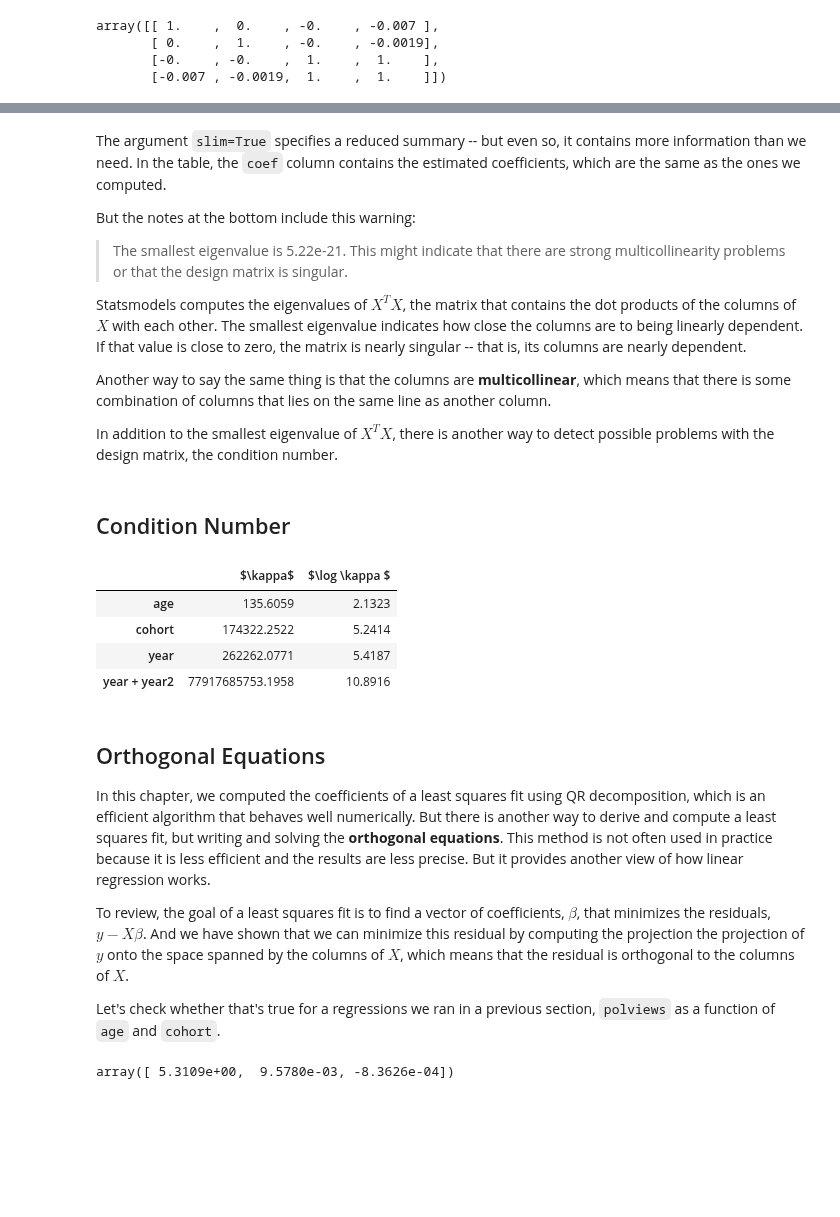
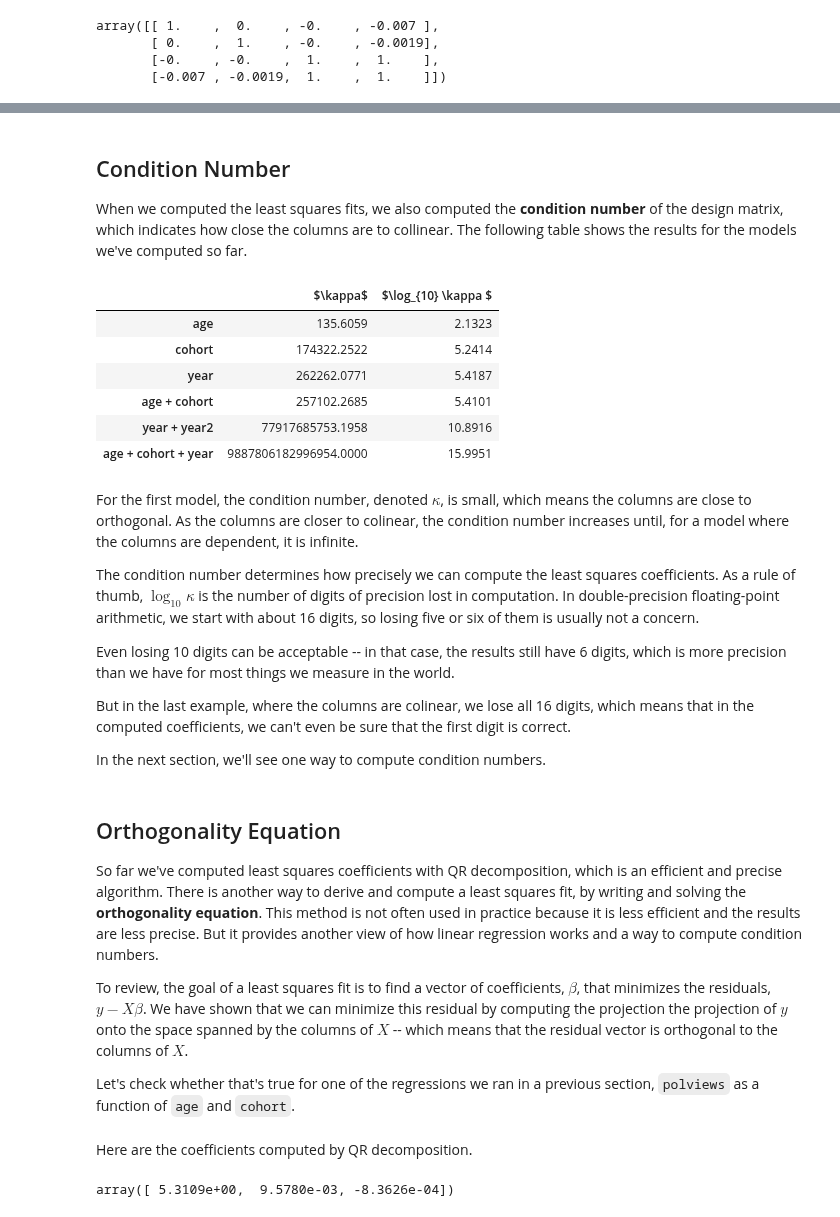
Before and after one commit to AllenDowney/ThinkLinearAlgebra, a Jupyter notebook: soln/regression.ipynb, the cells around one changed output, grey strips where cells are left out. Cells and saved outputs as stored; diff of their text form; code cells hidden in the pictures; blank space fills up the shorter version.

```diff
--- a/soln/regression.ipynb
+++ b/soln/regression.ipynb
@@ -883,8 +880,8 @@ fit_x0 = np.arange(18, 90)
 fit_x1 = np.full_like(fit_x0, 2000)
 fit_X = np.column_stack([fit_x0, fit_x1])
 
-result = fit_model(subset, response, predictors, fit_X)
-result.rank
+result_age_cohort = fit_model(subset, response, predictors, fit_X)
+result_age_cohort.rank
 # %% [output]
 3
 # %% [markdown]
@@ -975,6 +971,6 @@ fit_x1 = np.full_like(fit_x0, 2000)
 fit_x2 = np.full_like(fit_x0, 2018)
 fit_X = np.column_stack([fit_x0, fit_x1, fit_x2])
 
-result = fit_model(subset, response, predictors, fit_X)
+result_colinear = fit_model(subset, response, predictors, fit_X)
 # %% [markdown]
 It's not obvious that something has gone wrong.
@@ -1023,4 +1016,0 @@ For example, here's how we can fit the same model with the `StatsModels` functio
-# %%
-import statsmodels.api as sm
-
-result = sm.OLS(y, X).fit()
@@ -1046,46 +1017,50 @@ strong multicollinearity problems or that the design matrix is singular.
-# %% [markdown]
-The argument `slim=True` specifies a reduced summary -- but even so, it contains more information than we need.
-In the table, the `coef` column contains the estimated coefficients, which are the same as the ones we computed.
-
-But the notes at the bottom include this warning:
-
-> The smallest eigenvalue is 5.22e-21. This might indicate that there are strong multicollinearity problems or that the design matrix is singular.
-
-Statsmodels computes the eigenvalues of $X^T X$, the matrix that contains the dot products of the columns of $X$ with each other.
-The smallest eigenvalue indicates how close the columns are to being linearly dependent.
-If that value is close to zero, the matrix is nearly singular -- that is, its columns are nearly dependent.
-
-Another way to say the same thing is that the columns are **multicollinear**, which means that there is some combination of columns that lies on the same line as another column.
-
-In addition to the smallest eigenvalue of $X^T X$, there is another way to detect possible problems with the design matrix, the condition number.
 # %% [markdown]
 ## Condition Number
+
+When we computed the least squares fits, we also computed the **condition number** of the design matrix, which indicates how close the columns are to collinear.
+The following table shows the results for the models we've computed so far.
 # %%
 def condition_number_table(results, index):
     kappas = [result.cond_number for result in results]
 
-    return pd.DataFrame({r'$\kappa$': kappas,
-                         r'$\log \kappa $': np.log10(kappas)},
+    table = pd.DataFrame({r'$\kappa$': kappas,
+                         r'$\log_{10} \kappa $': np.log10(kappas)},
                         index=index)
+    return table
 # %%
-results = [result_age, result_cohort, result_year, result_year2]
-index = ['age', 'cohort', 'year', 'year + year2']
+results = [result_age, result_cohort, result_year,
+           result_age_cohort, result_year2, result_colinear]
+index = ['age', 'cohort', 'year', 'age + cohort', 'year + year2', 'age + cohort + year']
 condition_number_table(results, index)
 # %% [output]
-|  | $\kappa$ | $\log \kappa $ |
+|  | $\kappa$ | $\log_{10} \kappa $ |
 | age | 135.6059 | 2.1323 |
 | cohort | 174322.2522 | 5.2414 |
 | year | 262262.0771 | 5.4187 |
+| age + cohort | 257102.2685 | 5.4101 |
 | year + year2 | 77917685753.1958 | 10.8916 |
+| age + cohort + year | 9887806182996954.0000 | 15.9951 |
+# %% [markdown]
+For the first model, the condition number, denoted $\kappa$, is small, which means the columns are close to orthogonal.
+As the columns are closer to colinear, the condition number increases until, for a model where the columns are dependent, it is infinite.
+
+The condition number determines how precisely we can compute the least squares coefficients. As a rule of thumb, $\log_{10} \kappa$ is the number of digits of precision lost in computation.
+In double-precision floating-point arithmetic, we start with about 16 digits, so losing five or six of them is usually not a concern.
+
+Even losing 10 digits can be acceptable -- in that case, the results still have 6 digits, which is more precision than we have for most things we measure in the world.
+
+But in the last example, where the columns are colinear, we lose all 16 digits, which means that in the computed coefficients, we can't even be sure that the first digit is correct.
+
+In the next section, we'll see one way to compute condition numbers.
 # %% [markdown]
-## Orthogonal Equations
+## Orthogonality Equation
 
-In this chapter, we computed the coefficients of a least squares fit using QR decomposition, which is an efficient algorithm that behaves well numerically.
-But there is another way to derive and compute a least squares fit, but writing and solving the **orthogonal equations**.
+So far we've computed least squares coefficients with QR decomposition, which is an efficient and precise algorithm.
+There is another way to derive and compute a least squares fit, by writing and solving the **orthogonality equation**.
 This method is not often used in practice because it is less efficient and the results are less precise.
-But it provides another view of how linear regression works.
+But it provides another view of how linear regression works and a way to compute condition numbers.
 
 To review, the goal of a least squares fit is to find a vector of coefficients, $\beta$, that minimizes the residuals, $y - X \beta$.
-And we have shown that we can minimize this residual by computing the projection the projection of $y$ onto the space spanned by the columns of $X$, which means that the residual  is orthogonal to the columns of $X$.
+We have shown that we can minimize this residual by computing the projection the projection of $y$ onto the space spanned by the columns of $X$ -- which means that the residual vector is orthogonal to the columns of $X$.
 
-Let's check whether that's true for a regressions we ran in a previous section, `polviews` as a  function of `age` and `cohort`.
+Let's check whether that's true for one of the regressions we ran in a previous section, `polviews` as a  function of `age` and `cohort`.
@@ -1092 +1072,3 @@ Let's check whether that's true for a regressions we ran in a previous section,
+# %% [markdown]
+Here are the coefficients computed by QR decomposition.
 # %%
```
Also changed, not shown: parts of 52 cells of this notebook.
